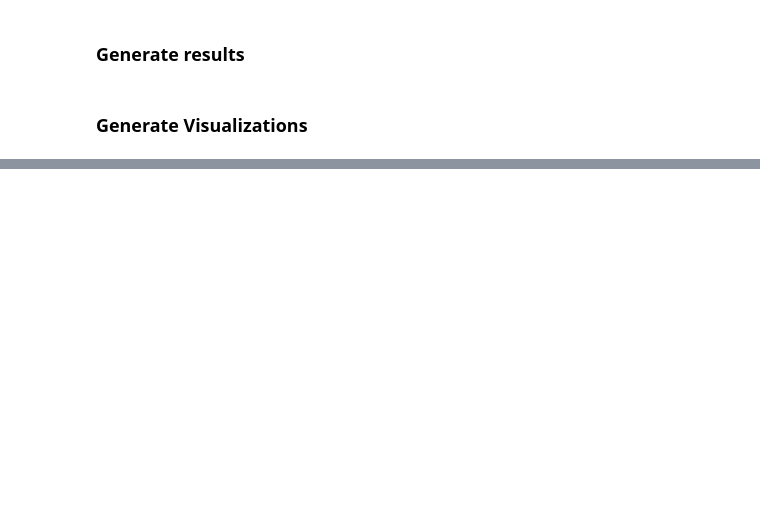
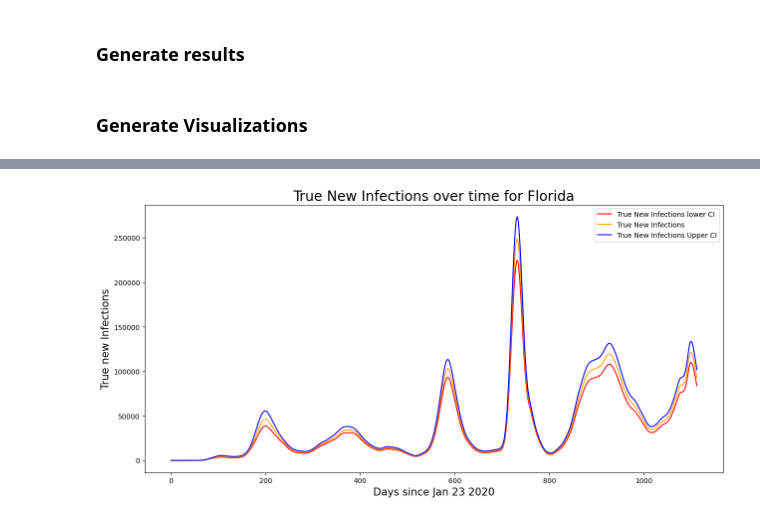
Before and after one commit to Satwant-Singh-ADS/Covid_Prevalance, a Jupyter notebook: JupyterNotebooks/Gen_Visuals.ipynb, the cells around one changed output, grey strips where cells are left out. Cells and saved outputs as stored; diff of their text form; code cells hidden in the pictures; blank space fills up the shorter version.

```diff
--- a/JupyterNotebooks/Gen_Visuals.ipynb
+++ b/JupyterNotebooks/Gen_Visuals.ipynb
@@ -5,3 +3,5 @@ State_name = "California"
+# %%
+State_name = "Florida"
 # %% [markdown]
 ### Generate results
 # %%
@@ -56,0 +12,45 @@ plt.show()
+# %%
+
+abvs = pd.read_csv('../Static_Files/us_states_list.txt', header=None)
+
+state_map = abvs.to_dict()[0]
+
+
+state_index_map = {}
+
+for key,value in state_map.items():
+    state_index_map[value] = key
+
+import pickle
+with open("../Output_Pickles/true_new_infec_ww.pkl", "rb") as f:
+    true_new_infec_ww = pickle.load(f)
+with open("../Output_Pickles/true_new_infec_final.pkl", "rb") as f:
+    true_new_infec = pickle.load(f)
+
+
+get_index = state_index_map.get(State_name,None)
+
+if get_index is None:
+    print("Please use correct state name")
+else:
+
+xs = list(range(0,true_new_infec_ww[0].shape[1]))
+
+ys_0 = true_new_infec_ww[0][get_index]
+ys_1 = true_new_infec_ww[1][get_index]
+ys_2 = true_new_infec_ww[2][get_index]
+
+
+import matplotlib.pyplot as plt
+plt.plot(xs,ys_0, color='red', label='True New Infections lower CI')
+plt.plot(xs,ys_1, color='orange', label='True New Infections')
+plt.plot(xs,ys_2, color='blue', label='True New Infections Upper CI')
+plt.rcParams["figure.figsize"] = (15,7)
+plt.legend()
+plt.title("True New Infections over time for "+State_name,size=20)
+plt.xlabel("Days since Jan 23 2020",size=15)
+plt.ylabel("True new Infections",size=15)
+
+plt.show()
+# %% [output]
+[figure, added]
```
Also changed, not shown: parts of 4 cells of this notebook.
